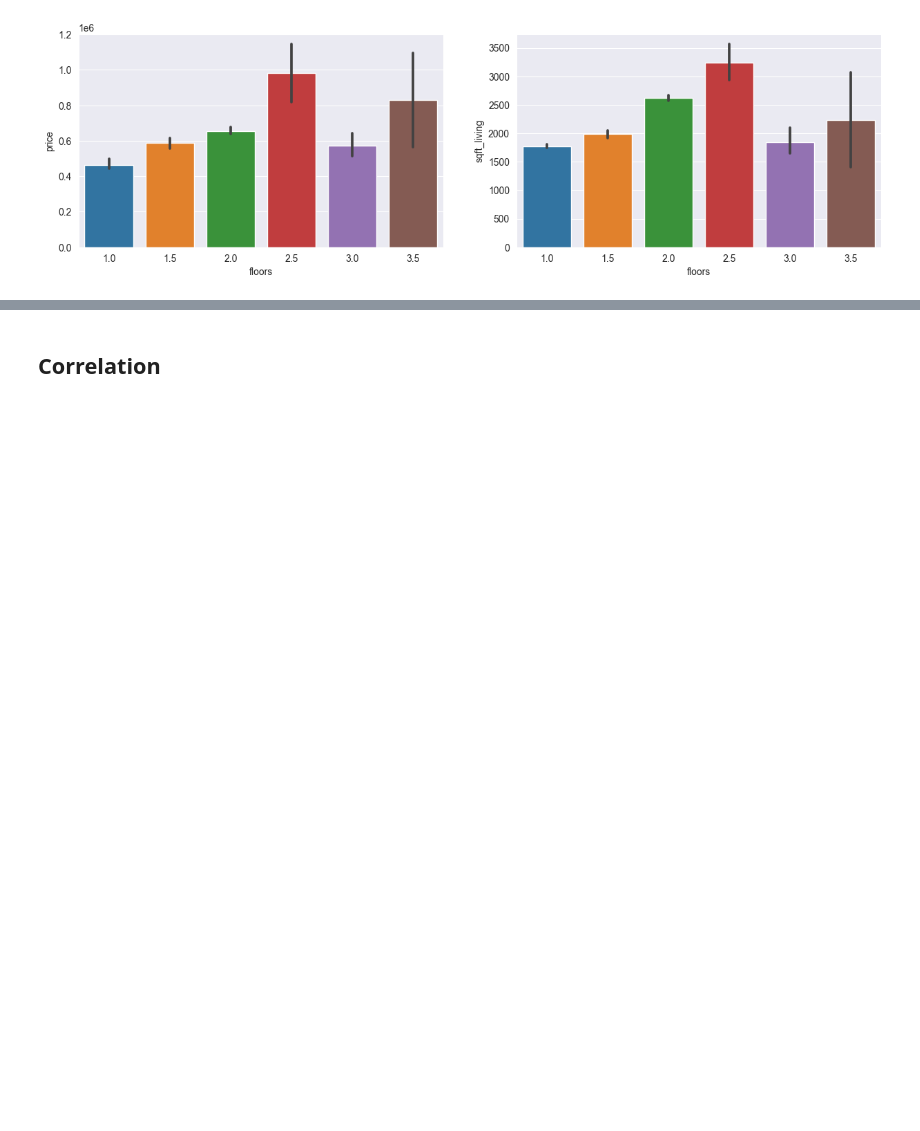
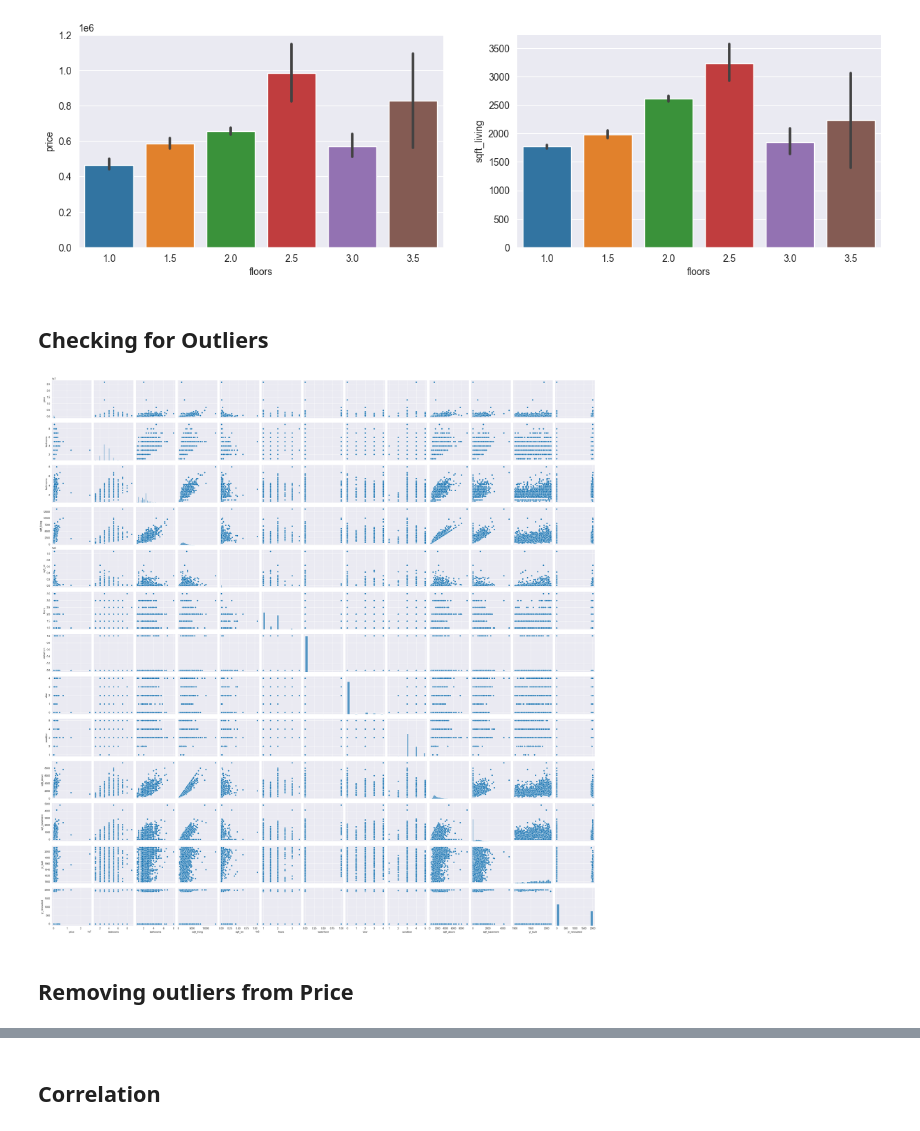
Before and after one commit to keithkamson/house-prediction-ML, a Jupyter notebook: house_price_prediction.ipynb, the cells around one changed output, grey strips where cells are left out. Cells and saved outputs as stored; diff of their text form; code cells hidden in the pictures; blank space fills up the shorter version.

```diff
--- a/house_price_prediction.ipynb
+++ b/house_price_prediction.ipynb
@@ -285,3 +312,11 @@ sns.barplot(x='floors',y='sqft_living',data=train_path)
 # %% [output]
 <Axes: xlabel='floors', ylabel='sqft_living'>
 [figure]
+# %% [markdown]
+## Checking for Outliers
+# %%
+ax = sns.pairplot(train_path)
+# %% [output]
+[figure, added]
+# %% [markdown]
+## Removing outliers from Price
```
Also changed, not shown: parts of 30 cells of this notebook.
